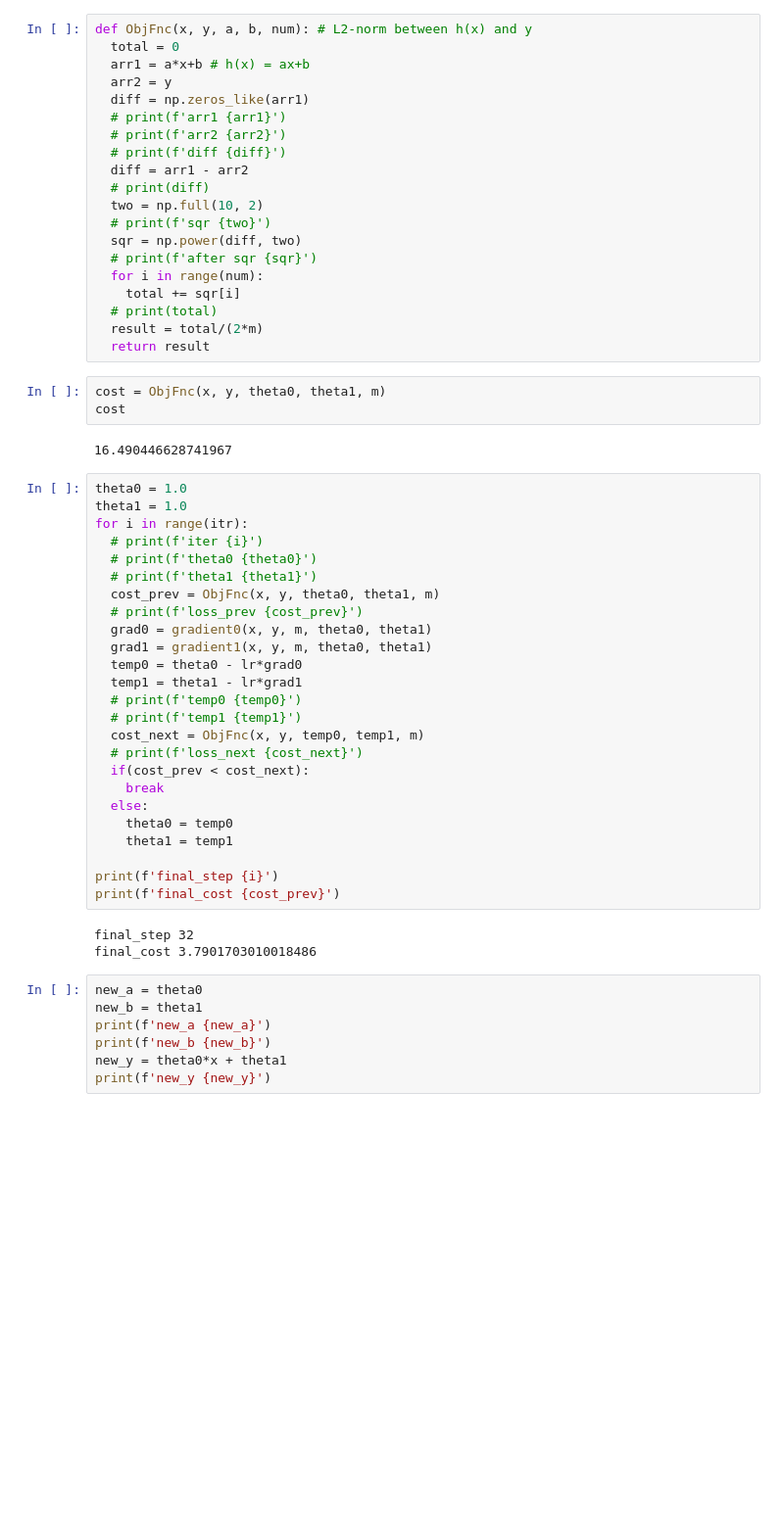
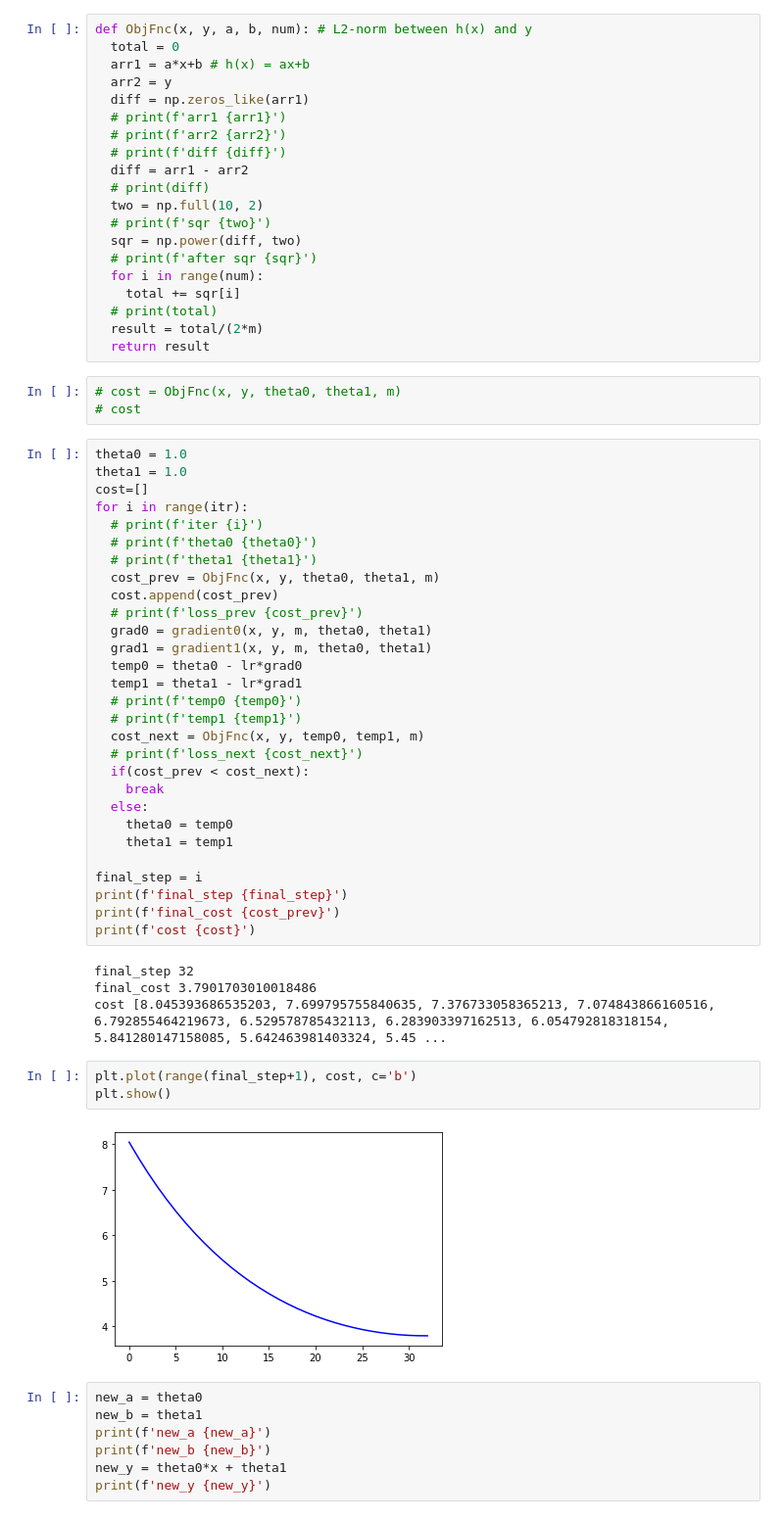
Before and after one commit to SuhyeonHa/MatrixComputation, a Jupyter notebook: Assignment02.ipynb, the cells around one changed output. Shown at 98% size. Cells and saved outputs as stored; diff of their text form; blank space fills up the shorter version.

Commit message:
Add plotting the energy values

```diff
--- a/Assignment02.ipynb
+++ b/Assignment02.ipynb
@@ -122,18 +120,18 @@ def ObjFnc(x, y, a, b, num): # L2-norm between h(x) and y
   result = total/(2*m)
   return result
 # %%
-cost = ObjFnc(x, y, theta0, theta1, m)
-cost
+# cost = ObjFnc(x, y, theta0, theta1, m)
+# cost
-# %% [output]
-16.490446628741967
 # %%
 theta0 = 1.0
 theta1 = 1.0
+cost=[]
 for i in range(itr):
   # print(f'iter {i}')
   # print(f'theta0 {theta0}')
   # print(f'theta1 {theta1}')
   cost_prev = ObjFnc(x, y, theta0, theta1, m)
+  cost.append(cost_prev)
   # print(f'loss_prev {cost_prev}')
   grad0 = gradient0(x, y, m, theta0, theta1)
   grad1 = gradient1(x, y, m, theta0, theta1)
@@ -149,11 +147,19 @@ for i in range(itr):
     theta0 = temp0
     theta1 = temp1
 
-print(f'final_step {i}')
+final_step = i
+print(f'final_step {final_step}')
 print(f'final_cost {cost_prev}')
+print(f'cost {cost}')
 # %% [output]
 final_step 32
 final_cost 3.7901703010018486
+cost [8.045393686535203, 7.699795755840635, 7.376733058365213, 7.074843866160516, 6.792855464219673, 6.529578785432113, 6.283903397162513, 6.054792818318154, 5.841280147158085, 5.642463981403324, 5.45 ...
+# %%
+plt.plot(range(final_step+1), cost, c='b')
+plt.show()
+# %% [output]
+[figure, added]
 # %%
 new_a = theta0
 new_b = theta1
```
Also changed, not shown: parts of 2 cells of this notebook.
